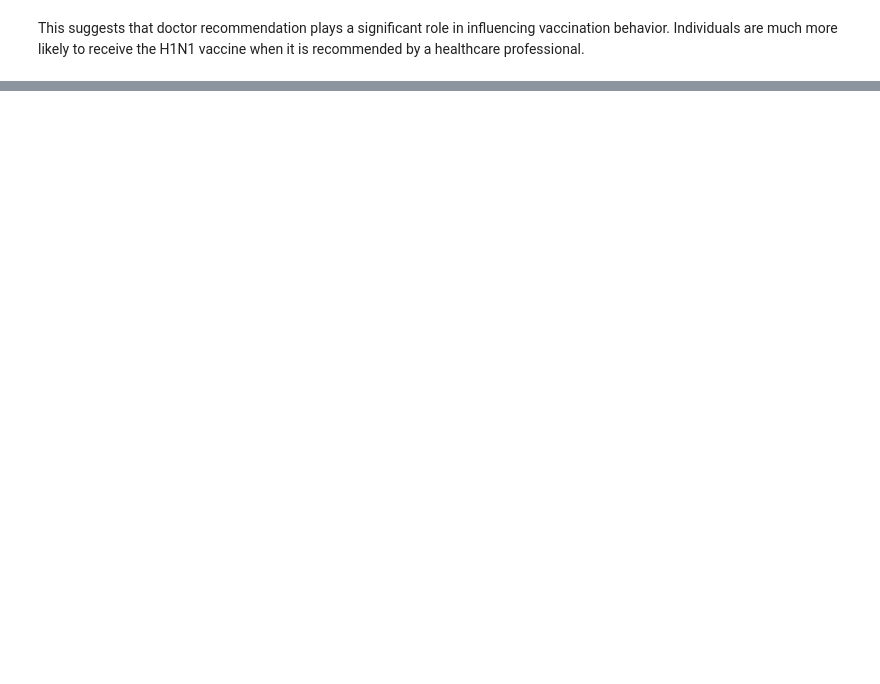
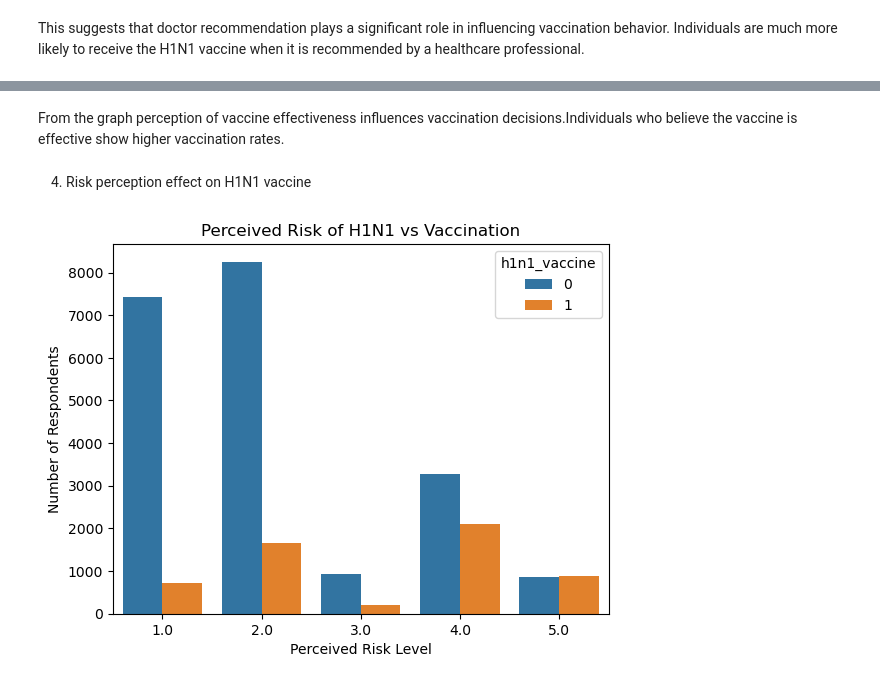
Before and after one commit to Abbystacy/HIN1-Vaccines-project, a Jupyter notebook: index.ipynb, the cells around one changed output, grey strips where cells are left out. Saved outputs shown, nothing was run; the diff lists cells and outputs as text; code cells hidden in the pictures; blank space fills up the shorter version.

```diff
--- a/index.ipynb
+++ b/index.ipynb
@@ -351,0 +319,18 @@ numeric_pipeline = Pipeline([
+# %% [markdown]
+From the graph perception of vaccine effectiveness influences vaccination decisions.Individuals who believe the vaccine is effective show higher vaccination rates.
+# %% [markdown]
+4. Risk perception effect on H1N1 vaccine
+# %%
+sns.countplot(
+    x="opinion_h1n1_risk",
+    hue="h1n1_vaccine",
+    data=training_df
+)
+
+plt.title("Perceived Risk of H1N1 vs Vaccination")
+plt.xlabel("Perceived Risk Level")
+plt.ylabel("Number of Respondents")
+
+plt.show()
+# %% [output]
+[figure, added]
```
Also changed, not shown: parts of 63 cells of this notebook.
